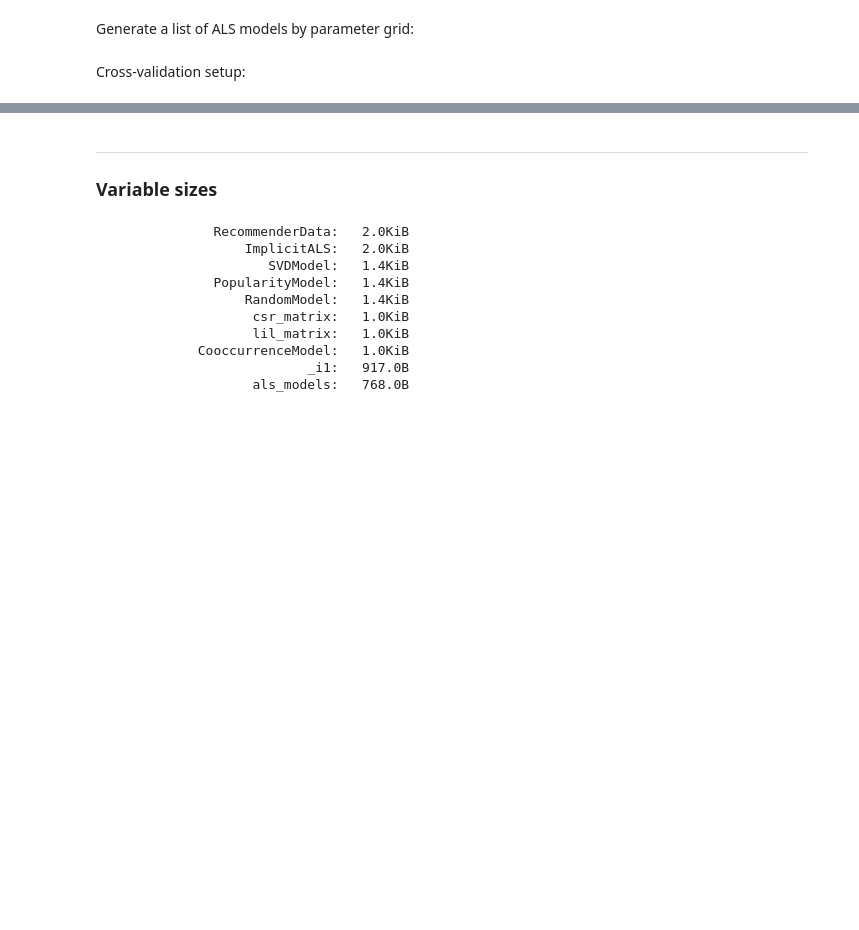
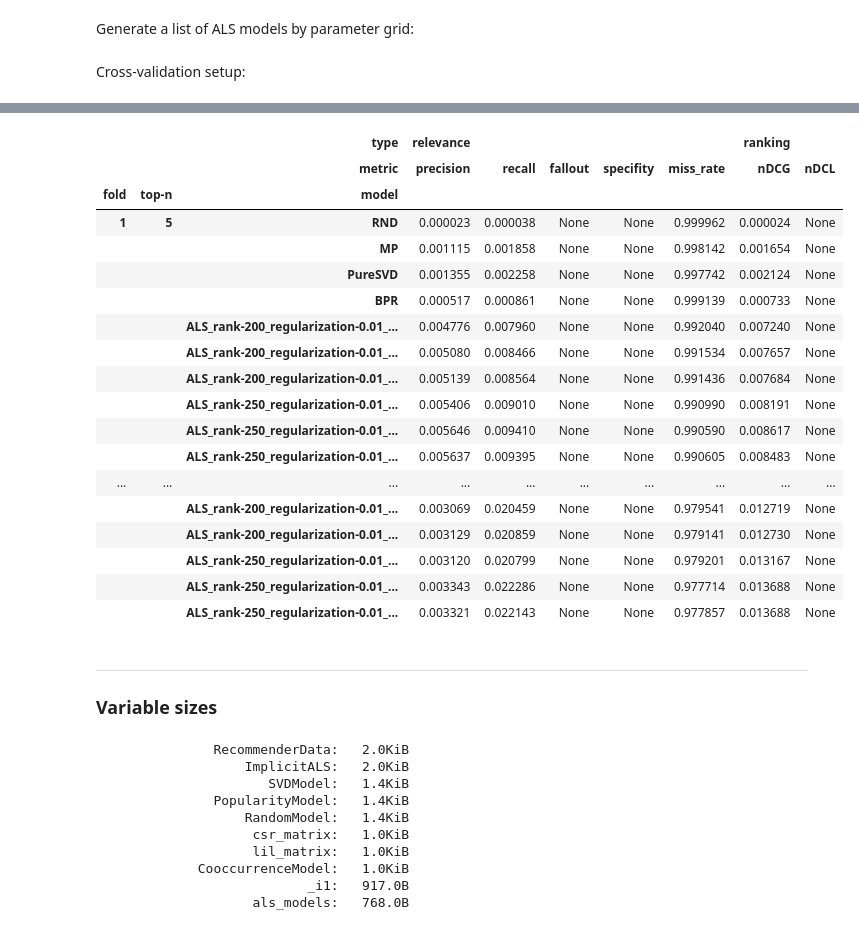
Before and after one commit to dKustura/kiva-cf, a Jupyter notebook: kiva-cf-polara.ipynb, the cells around one changed output, grey strips where cells are left out. Cells and saved outputs as stored; diff of their text form; code cells hidden in the pictures; blank space fills up the shorter version.

```diff
--- a/kiva-cf-polara.ipynb
+++ b/kiva-cf-polara.ipynb
@@ -317,3 +311,25 @@ pickle.dump(result, open("eval_results/result_4.p", "wb"))
+# %%
+result
+# %% [output]
+|  |  | type | relevance |  |  |  |  | ranking |  |
+|  |  | metric | precision | recall | fallout | specifity | miss_rate | nDCG | nDCL |
+| fold | top-n | model |  |  |  |  |  |  |  |
+| 1 | 5 | RND | 0.000023 | 0.000038 | None | None | 0.999962 | 0.000024 | None |
+|  |  | MP | 0.001115 | 0.001858 | None | None | 0.998142 | 0.001654 | None |
+|  |  | PureSVD | 0.001355 | 0.002258 | None | None | 0.997742 | 0.002124 | None |
+|  |  | BPR | 0.000517 | 0.000861 | None | None | 0.999139 | 0.000733 | None |
+|  |  | ALS_rank-200_regularization-0.01_... | 0.004776 | 0.007960 | None | None | 0.992040 | 0.007240 | None |
+|  |  | ALS_rank-200_regularization-0.01_... | 0.005080 | 0.008466 | None | None | 0.991534 | 0.007657 | None |
+|  |  | ALS_rank-200_regularization-0.01_... | 0.005139 | 0.008564 | None | None | 0.991436 | 0.007684 | None |
+|  |  | ALS_rank-250_regularization-0.01_... | 0.005406 | 0.009010 | None | None | 0.990990 | 0.008191 | None |
+|  |  | ALS_rank-250_regularization-0.01_... | 0.005646 | 0.009410 | None | None | 0.990590 | 0.008617 | None |
+|  |  | ALS_rank-250_regularization-0.01_... | 0.005637 | 0.009395 | None | None | 0.990605 | 0.008483 | None |
+| ... | ... | ... | ... | ... | ... | ... | ... | ... | ... |
+|  |  | ALS_rank-200_regularization-0.01_... | 0.003069 | 0.020459 | None | None | 0.979541 | 0.012719 | None |
+|  |  | ALS_rank-200_regularization-0.01_... | 0.003129 | 0.020859 | None | None | 0.979141 | 0.012730 | None |
+|  |  | ALS_rank-250_regularization-0.01_... | 0.003120 | 0.020799 | None | None | 0.979201 | 0.013167 | None |
+|  |  | ALS_rank-250_regularization-0.01_... | 0.003343 | 0.022286 | None | None | 0.977714 | 0.013688 | None |
+|  |  | ALS_rank-250_regularization-0.01_... | 0.003321 | 0.022143 | None | None | 0.977857 | 0.013688 | None |
 # %%
 # holdout_sizes = [1, 2, 5]
 
```
Also changed, not shown: parts of 4 cells of this notebook, 3 other files.
